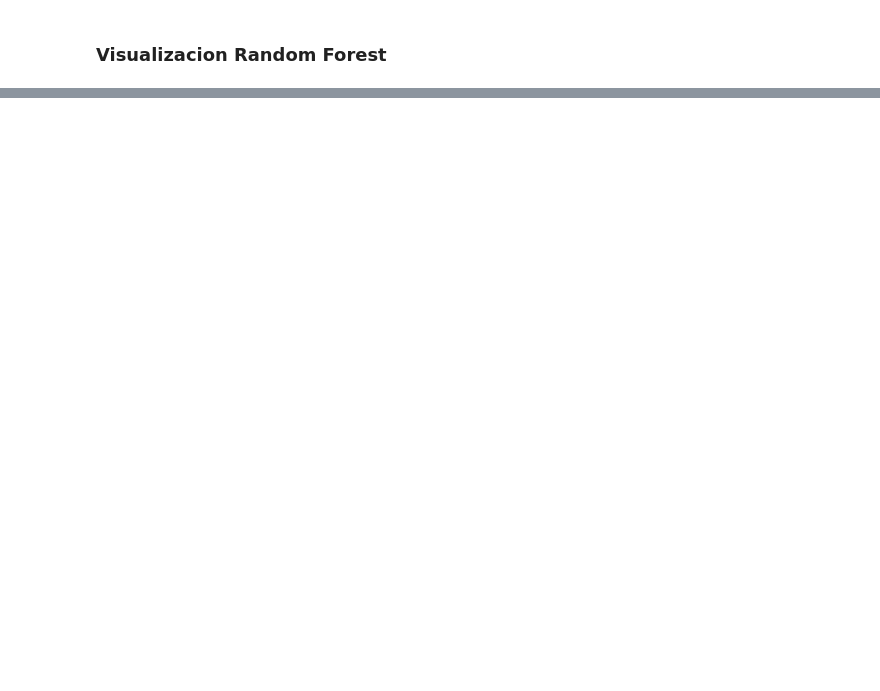
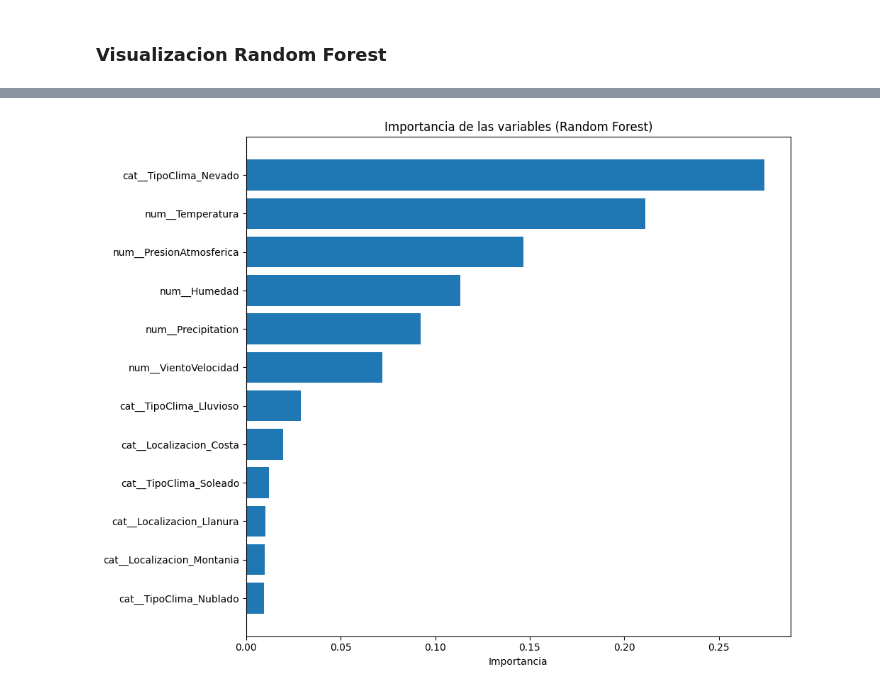
Before and after one commit to Kabarou/TP3_Mineria, a Jupyter notebook: main.ipynb, the cells around one changed output, grey strips where cells are left out. Cells and saved outputs as stored; diff of their text form; code cells hidden in the pictures; blank space fills up the shorter version.

```diff
--- a/main.ipynb
+++ b/main.ipynb
@@ -490,0 +491,25 @@ plt.show()
+# %%
+# Ajustamos el preprocesador con X_train para obtener los nombres transformados
+preprocessor.fit(X_train)
+feature_names = preprocessor.get_feature_names_out()
+
+# Extraemos el modelo Random Forest entrenado
+rf_model = best_rf.named_steps['rf']
+
+# Importancia de características
+importances = rf_model.feature_importances_
+
+# Ordenamos las importancias descendente
+indices = np.argsort(importances)[::-1]
+
+# Graficamos en horizontal
+plt.figure(figsize=(10, 8))
+plt.title("Importancia de las variables (Random Forest)")
+plt.barh(range(len(importances)), importances[indices], align="center")
+plt.yticks(range(len(importances)), feature_names[indices])
+plt.xlabel("Importancia")
+plt.gca().invert_yaxis()  # Para que las más importantes estén arriba
+plt.tight_layout()
+plt.show()
+# %% [output]
+[figure, added]
```
Also changed, not shown: parts of 22 cells of this notebook.
